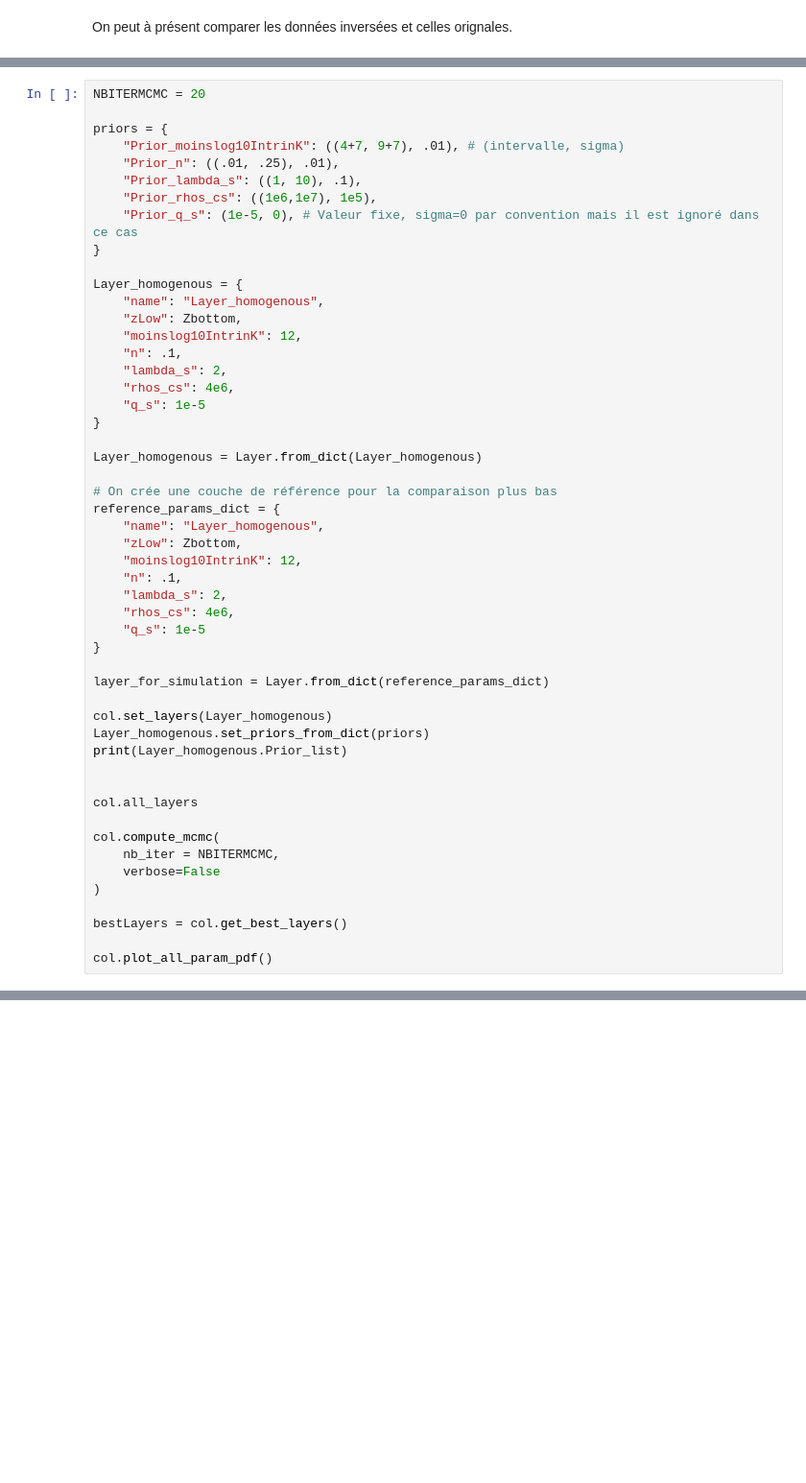
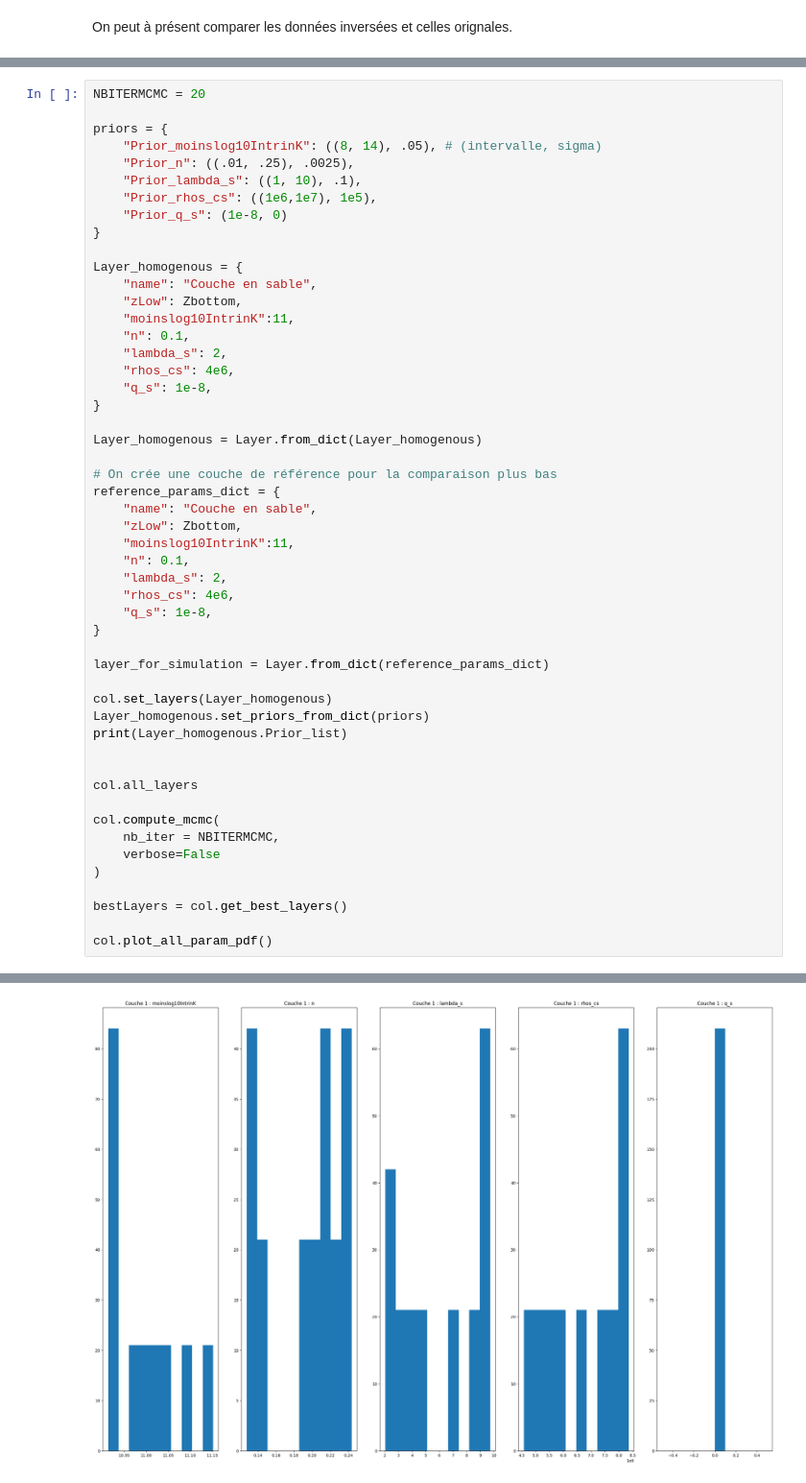
Before and after one commit to flipoyo/MOLONARI1D, a Jupyter notebook: pyheatmy/demoInversion.ipynb, the cells around one changed output, grey strips where cells are left out. Shown at 96% size. Drawn from its saved outputs; the diff is of its cells as text; blank space fills up the shorter version.

```diff
--- a/pyheatmy/demoInversion.ipynb
+++ b/pyheatmy/demoInversion.ipynb
@@ -298,34 +319,34 @@ Inversion des données générées avec un $q_s$ fixé
 NBITERMCMC = 20
 
 priors = {
-    "Prior_moinslog10IntrinK": ((4+7, 9+7), .01), # (intervalle, sigma)
-    "Prior_n": ((.01, .25), .01),
+    "Prior_moinslog10IntrinK": ((8, 14), .05), # (intervalle, sigma)
+    "Prior_n": ((.01, .25), .0025),
     "Prior_lambda_s": ((1, 10), .1),
     "Prior_rhos_cs": ((1e6,1e7), 1e5),
-    "Prior_q_s": (1e-5, 0), # Valeur fixe, sigma=0 par convention mais il est ignoré dans ce cas
+    "Prior_q_s": (1e-8, 0)
 }
 
 Layer_homogenous = {
-    "name": "Layer_homogenous",
+    "name": "Couche en sable",
     "zLow": Zbottom,
-    "moinslog10IntrinK": 12,
-    "n": .1,
+    "moinslog10IntrinK":11,
+    "n": 0.1,
     "lambda_s": 2,
     "rhos_cs": 4e6,
-    "q_s": 1e-5
+    "q_s": 1e-8,
 }
 
 Layer_homogenous = Layer.from_dict(Layer_homogenous)
 
 # On crée une couche de référence pour la comparaison plus bas
 reference_params_dict = {
-    "name": "Layer_homogenous",
+    "name": "Couche en sable",
     "zLow": Zbottom,
-    "moinslog10IntrinK": 12,
-    "n": .1,
+    "moinslog10IntrinK":11,
+    "n": 0.1,
     "lambda_s": 2,
     "rhos_cs": 4e6,
-    "q_s": 1e-5
+    "q_s": 1e-8,
 }
 
 layer_for_simulation = Layer.from_dict(reference_params_dict)
@@ -352 +373,2 @@ ValueError: probabilities contain NaN
+[figure, added]
 # %%
```
Also changed, not shown: parts of 11 cells of this notebook.
